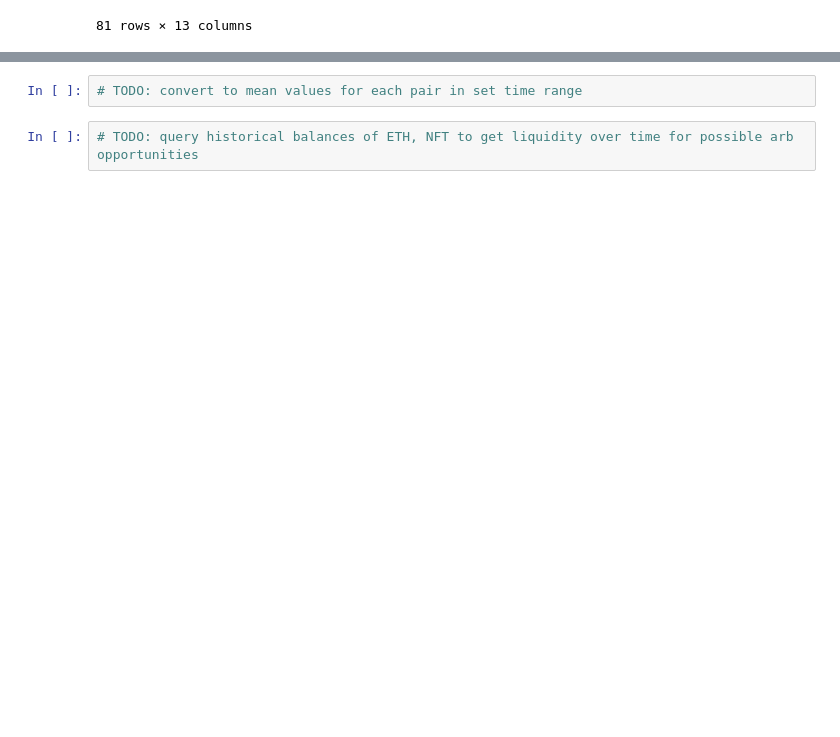
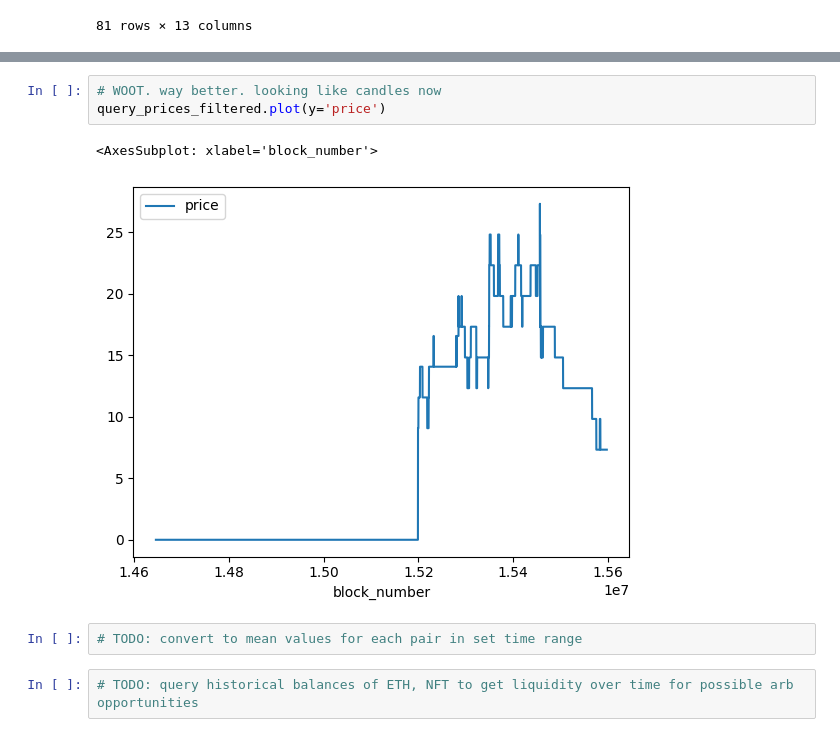
Before and after one commit to fmrmf/sudo-ape, a Jupyter notebook: notebook/sudo-ape.ipynb, the cells around one changed output, grey strips where cells are left out. Saved outputs shown, nothing was run; the diff lists cells and outputs as text; blank space fills up the shorter version.

```diff
--- a/notebook/sudo-ape.ipynb
+++ b/notebook/sudo-ape.ipynb
@@ -345,3 +404,9 @@ Wall time: 6min 27s
+# %%
+# WOOT. way better. looking like candles now
+query_prices_filtered.plot(y='price')
+# %% [output]
+<AxesSubplot: xlabel='block_number'>
+[figure, added]
 # %%
 # TODO: convert to mean values for each pair in set time range
 # %%
```
Also changed, not shown: parts of 13 cells of this notebook.
